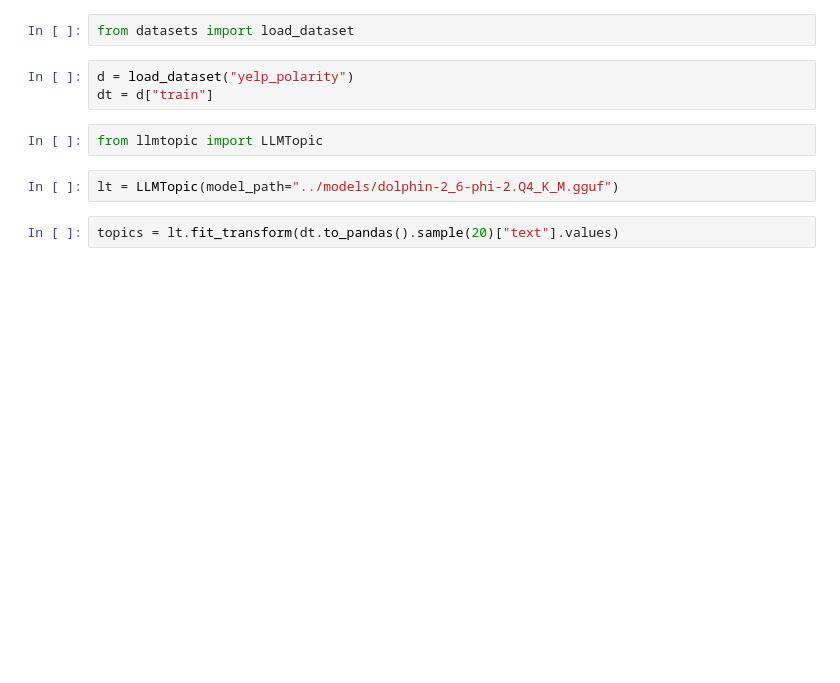
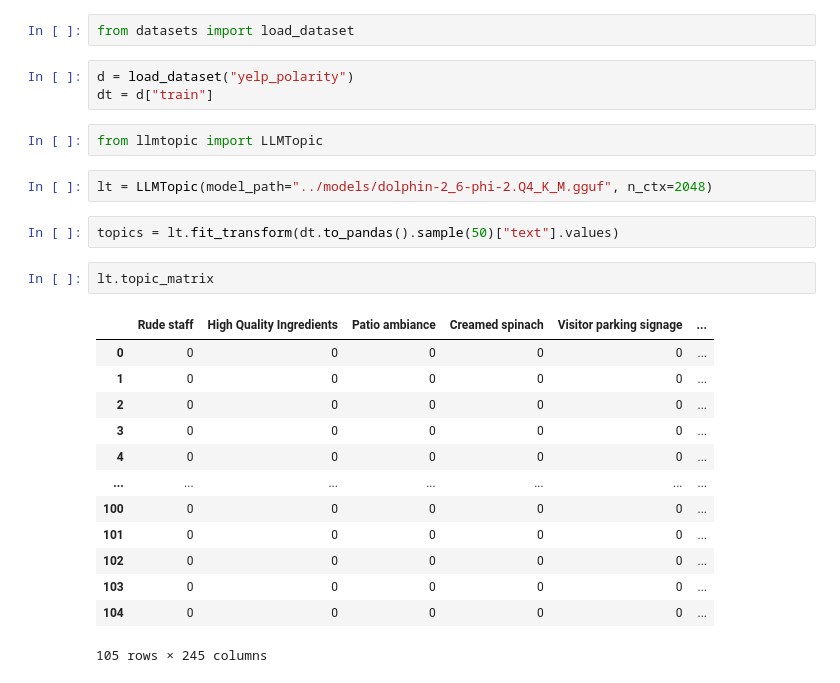
Before and after one commit to dani2112/llmtopic, a Jupyter notebook: notebooks/llmtopic_test.ipynb, the cells around one changed output. Cells and saved outputs as stored; diff of their text form; blank space fills up the shorter version.

```diff
--- a/notebooks/llmtopic_test.ipynb
+++ b/notebooks/llmtopic_test.ipynb
@@ -12,6 +9,22 @@ dt = d["train"]
 # %%
 from llmtopic import LLMTopic
 # %%
-lt = LLMTopic(model_path="../models/dolphin-2_6-phi-2.Q4_K_M.gguf")
+lt = LLMTopic(model_path="../models/dolphin-2_6-phi-2.Q4_K_M.gguf", n_ctx=2048)
 # %%
-topics = lt.fit_transform(dt.to_pandas().sample(20)["text"].values)
+topics = lt.fit_transform(dt.to_pandas().sample(50)["text"].values)
+# %%
+lt.topic_matrix
+# %% [output]
+|  | Rude staff | High Quality Ingredients | Patio ambiance | Creamed spinach | Visitor parking signage | ... |
+| 0 | 0 | 0 | 0 | 0 | 0 | ... |
+| 1 | 0 | 0 | 0 | 0 | 0 | ... |
+| 2 | 0 | 0 | 0 | 0 | 0 | ... |
+| 3 | 0 | 0 | 0 | 0 | 0 | ... |
+| 4 | 0 | 0 | 0 | 0 | 0 | ... |
+| ... | ... | ... | ... | ... | ... | ... |
+| 100 | 0 | 0 | 0 | 0 | 0 | ... |
+| 101 | 0 | 0 | 0 | 0 | 0 | ... |
+| 102 | 0 | 0 | 0 | 0 | 0 | ... |
+| 103 | 0 | 0 | 0 | 0 | 0 | ... |
+| 104 | 0 | 0 | 0 | 0 | 0 | ... |
+105 rows × 245 columns
```
Also changed, not shown: parts of 10 cells of this notebook, 2 other files.
